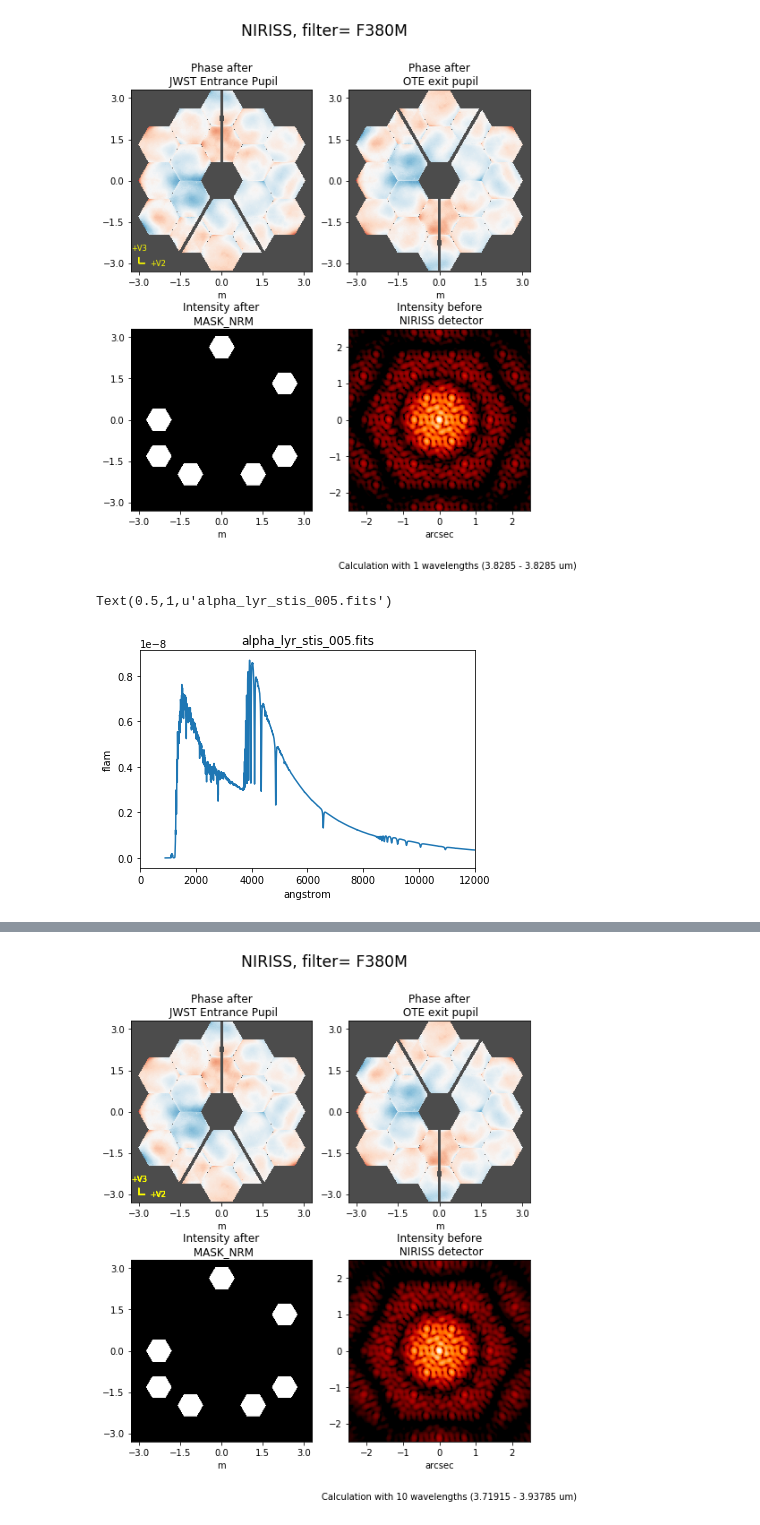
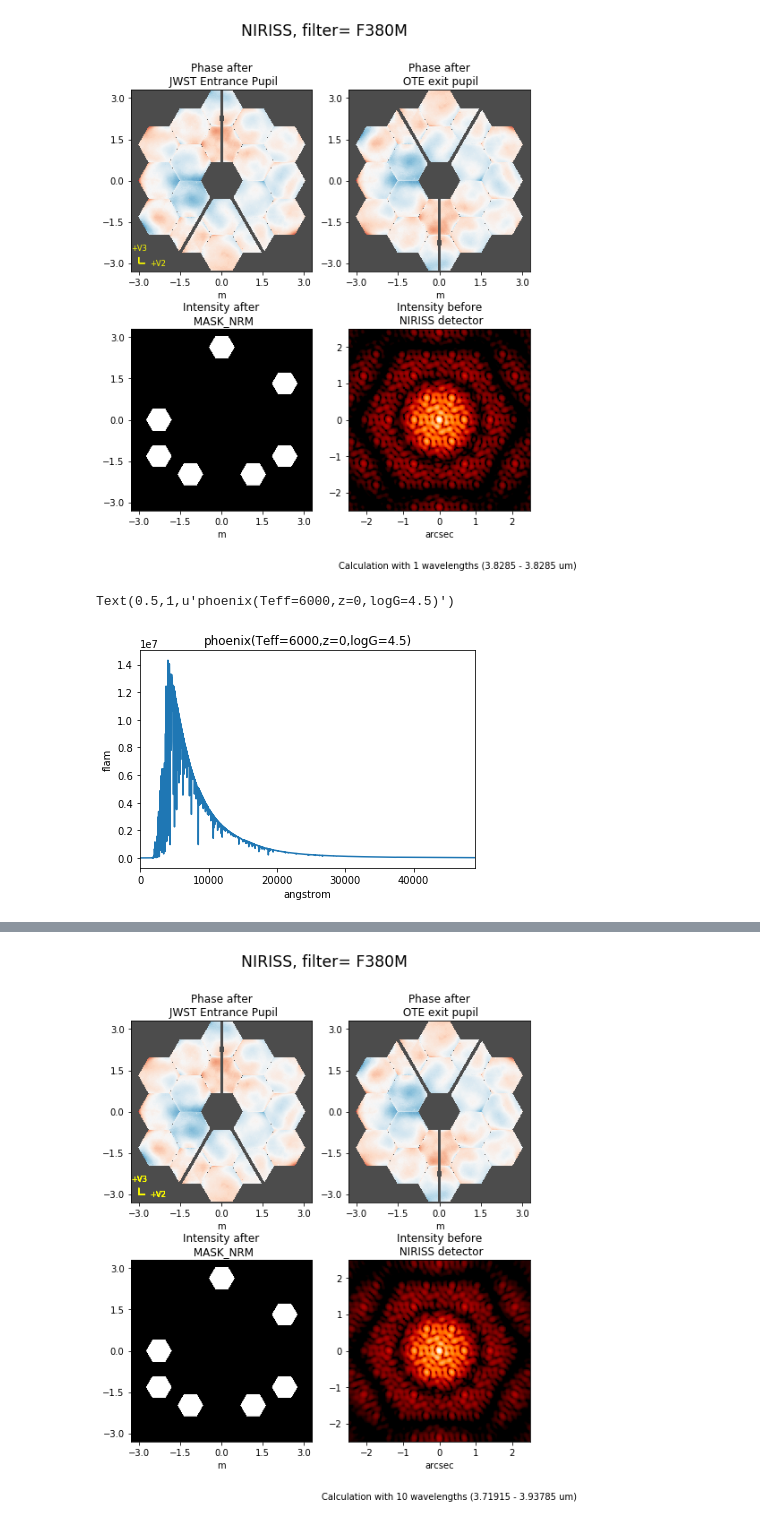
Before and after one commit to kevinlplam/jwst, a Jupyter notebook: Step 1 and 2.ipynb, the cells around one changed output, grey strips where cells are left out. Saved outputs shown, nothing was run; the diff lists cells and outputs as text; code cells hidden in the pictures.

```diff
--- a/Step 1 and 2.ipynb
+++ b/Step 1 and 2.ipynb
@@ -14,16 +14,27 @@ Populating the interactive namespace from numpy and matplotlib
 [figure]
 # %%
 #Source spectra
-import pysynphot as S
-import matplotlib.pyplot as plt
-vega_file=os.path.join(
-    os.environ['PYSYN_CDBS'], 'calspec', 'alpha_lyr_stis_005.fits')
-vega=S.FileSpectrum(vega_file)
-plt.plot(vega.wave, vega.flux)
-plt.xlim(0, 12000)
-plt.xlabel(vega.waveunits)
-plt.ylabel(vega.fluxunits)
-plt.title(os.path.basename(vega.name))
+#import pysynphot as S
+#import matplotlib.pyplot as plt
+#vega_file=os.path.join(
+#    os.environ['PYSYN_CDBS'], 'calspec', 'alpha_lyr_stis_005.fits')
+#vega=S.FileSpectrum(vega_file)
+#plt.plot(vega.wave, vega.flux)
+#plt.xlim(0, 12000)
+#plt.xlabel(vega.waveunits)
+#plt.ylabel(vega.fluxunits)
+#plt.title(os.path.basename(vega.name))
-# %% [output]
-Text(0.5,1,u'alpha_lyr_stis_005.fits')
-[figure, removed]
+# %%
+import pysynphot as S
+import matplotlib.pyplot as plt
+src = webbpsf.specFromSpectralType('G0V', catalog='phoenix')
+plt.plot(src.wave, src.flux)
+plt.xlim(0, 49000)
+plt.xlabel(src.waveunits)
+plt.ylabel(src.fluxunits)
+plt.title(os.path.basename(src.name))
+
+#psf=ni.calc_psf(source=src,display=True)
+# %% [output]
+Text(0.5,1,u'phoenix(Teff=6000,z=0,logG=4.5)')
+[figure, added]
```
Also changed, not shown: parts of 15 cells of this notebook, 1 other file.
